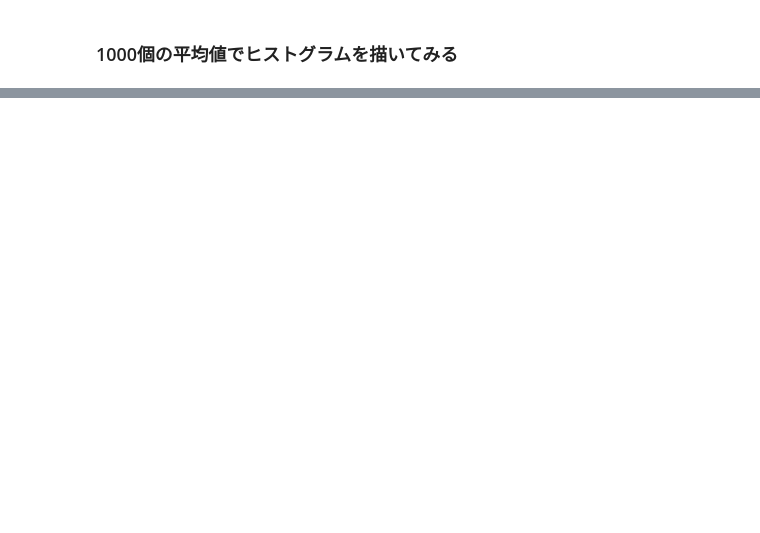
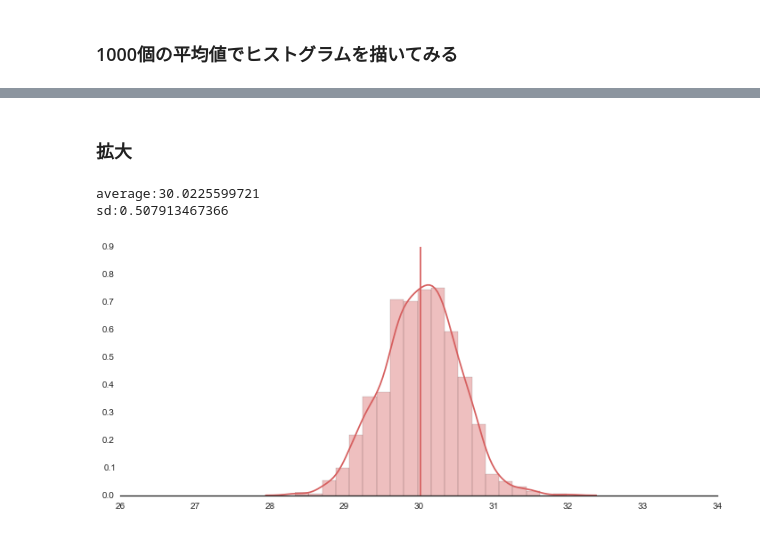
Before and after one commit to matsuken92/Qiita_Contents, a Jupyter notebook: statistics_lecture/Demonstration.ipynb, the cells around one changed output, grey strips where cells are left out. Drawn from its saved outputs; the diff is of its cells as text; code cells hidden in the pictures; blank space fills up the shorter version.

```diff
--- a/statistics_lecture/Demonstration.ipynb
+++ b/statistics_lecture/Demonstration.ipynb
@@ -131 +196,22 @@ average:29.9910112788
 [figure]
+# %% [markdown]
+### 拡大
+# %%
+f, axes = plt.subplots(1, 1, figsize=(12, 5), sharex=True)
+sns.despine(left=True)
+
+# Plot a kernel density estimate and rug plot
+sns.distplot(ave_list, hist=True, kde=True, rug=False, bins=20, color="r")
+
+# Calculate average
+m = np.mean(ave_list)
+sd = np.sqrt(np.var(ave_list))
+print "average:{}".format(m)
+print "sd:{}".format(sd)
+plt.plot([m,m],[0,0.9], 'r')
+plt.xlim(26,34)
+plt.show()
+# %% [output]
+average:30.0225599721
+sd:0.507913467366
+[figure, added]
```
Also changed, not shown: parts of 16 cells of this notebook.
